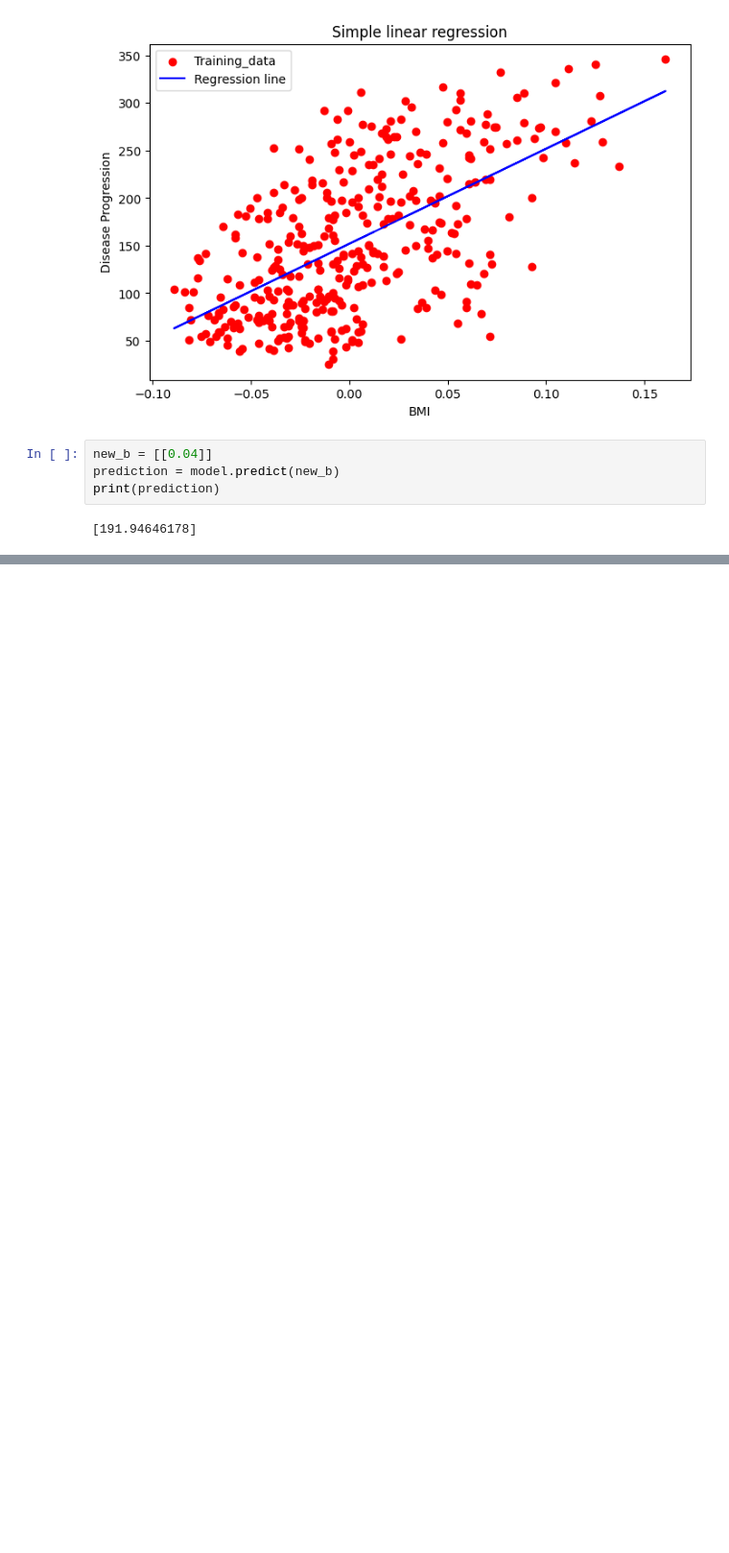
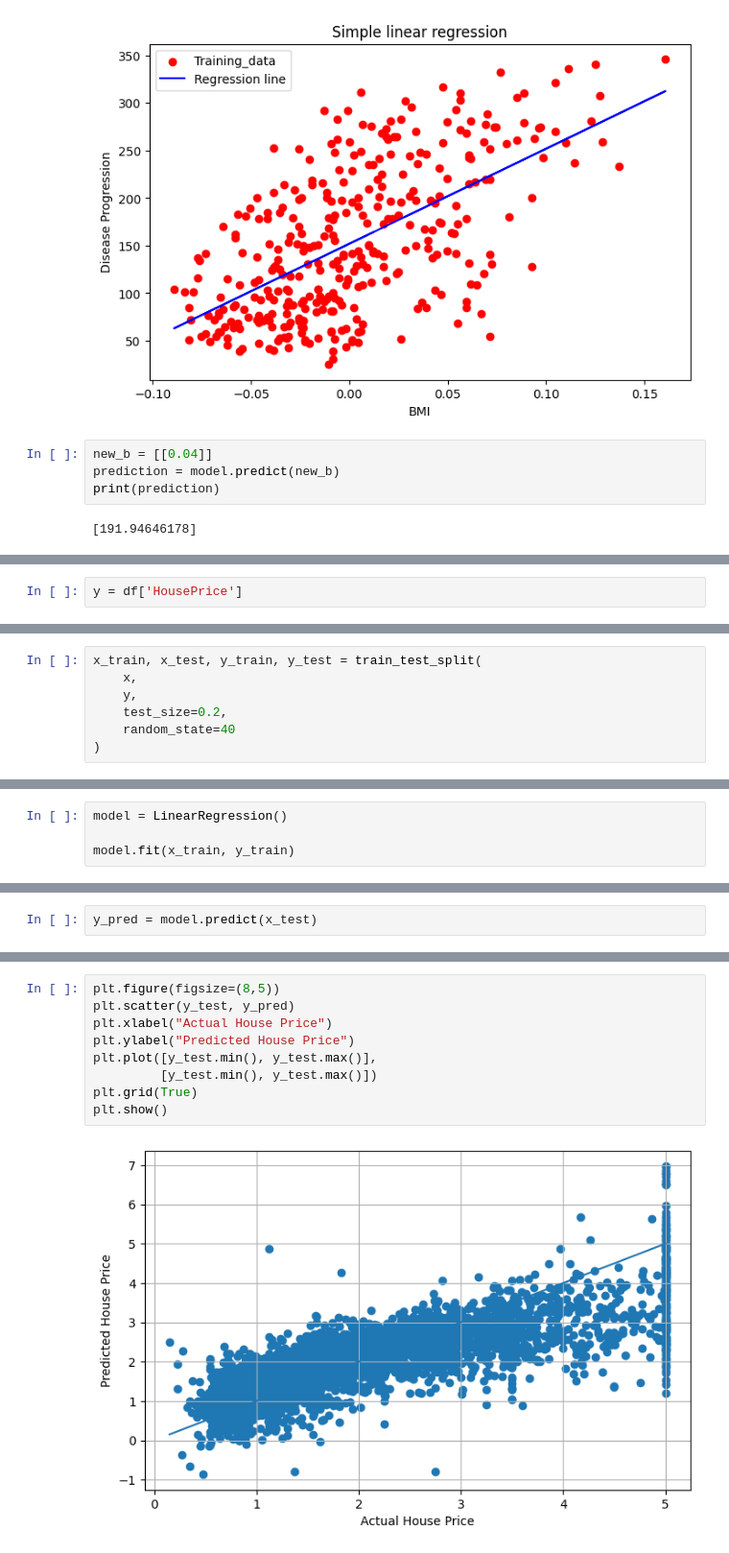
Before and after one commit to mayurbhunjwa-02/PBEL12, a Jupyter notebook: ML.ipynb, the cells around one changed output, grey strips where cells are left out. Shown at 96% size. Cells and saved outputs as stored; diff of their text form; blank space fills up the shorter version.

```diff
--- a/ML.ipynb
+++ b/ML.ipynb
@@ -338,0 +609,2 @@ Predicted Marks: 67.5
+# %%
+y = df['HousePrice']
@@ -338,0 +626,7 @@ Predicted Marks: 67.5
+# %%
+x_train, x_test, y_train, y_test = train_test_split(
+    x,
+    y,
+    test_size=0.2,
+    random_state=40
+)
@@ -338,0 +645,4 @@ Predicted Marks: 67.5
+# %%
+model = LinearRegression()
+
+model.fit(x_train, y_train)
@@ -338,0 +655,2 @@ Predicted Marks: 67.5
+# %%
+y_pred = model.predict(x_test)
@@ -338,0 +722,11 @@ Predicted Marks: 67.5
+# %%
+plt.figure(figsize=(8,5))
+plt.scatter(y_test, y_pred)
+plt.xlabel("Actual House Price")
+plt.ylabel("Predicted House Price")
+plt.plot([y_test.min(), y_test.max()],
+         [y_test.min(), y_test.max()])
+plt.grid(True)
+plt.show()
+# %% [output]
+[figure, added]
```
Also changed, not shown: parts of 95 cells of this notebook.
